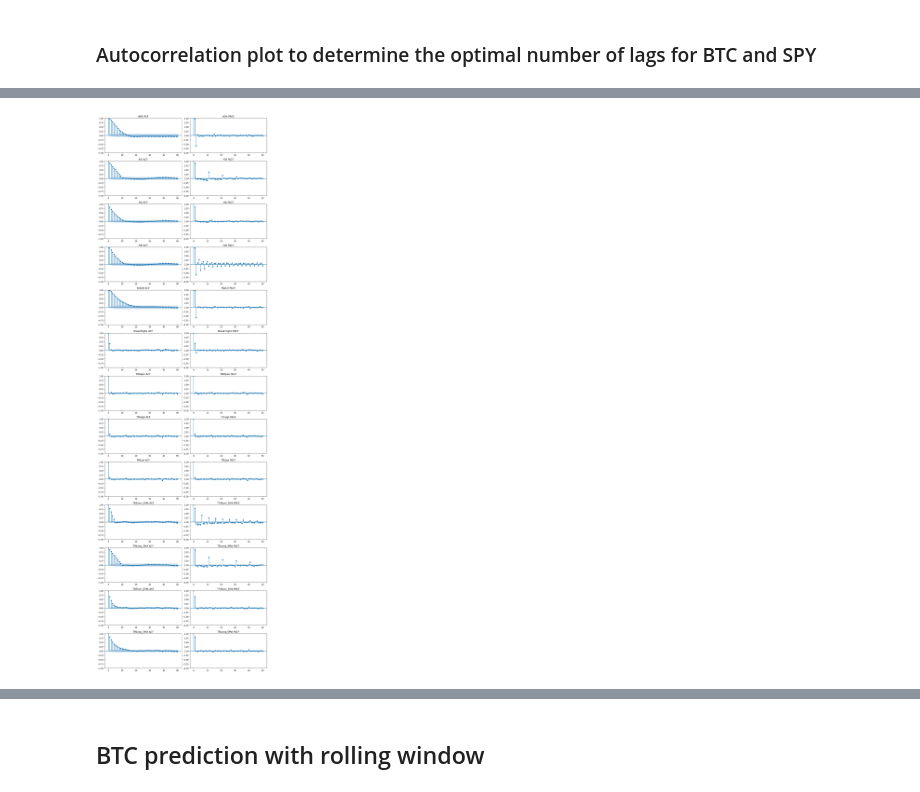
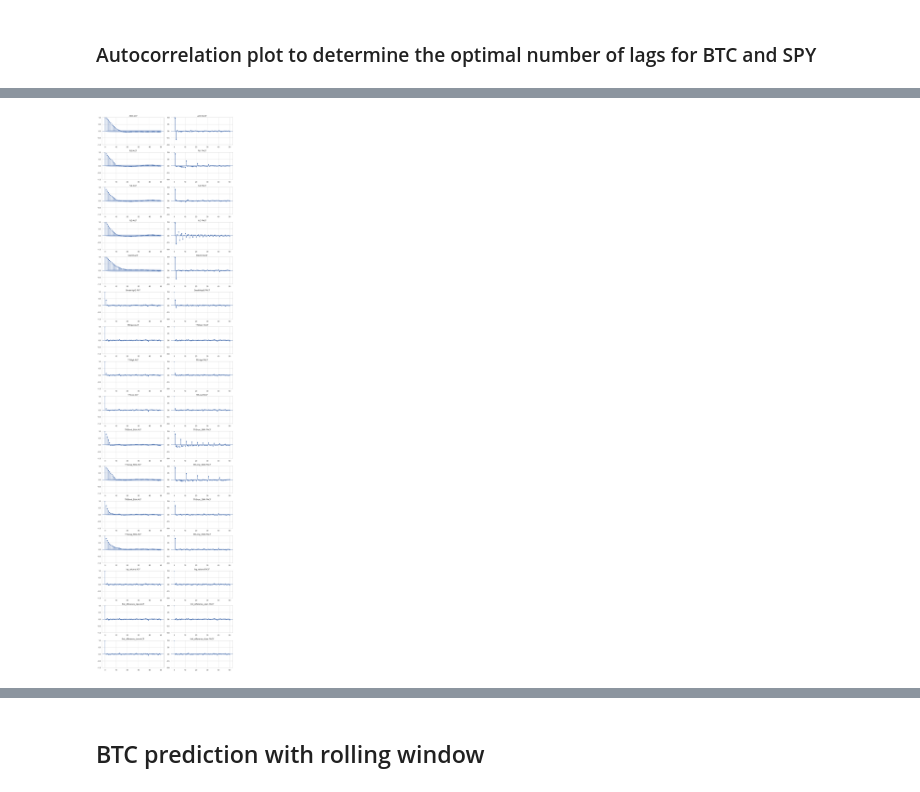
Before and after one commit to jeswid/DSE4211_Trading_Strategy, a Jupyter notebook: src/random forest.ipynb, the cells around one changed output, grey strips where cells are left out. Drawn from its saved outputs; the diff is of its cells as text; code cells hidden in the pictures.

```diff
--- a/src/random forest.ipynb
+++ b/src/random forest.ipynb
@@ -307,4 +305,8 @@ spy['TRShort_EMA'] = spy['Short_EMA'].diff()
 spy['TRLong_EMA'] = spy['Long_EMA'].diff()
 
 spy['DayOfWeek'] = spy['Date'].dt.dayofweek
+
+#calculate returns
+spy["returns"] = (spy["Close"] - spy["Open"])/spy["Open"]
+spy["log_returns"] = np.log(spy['Close'] / spy['Open'])
 # %% [markdown]
@@ -312,5 +314,5 @@ spy['DayOfWeek'] = spy['Date'].dt.dayofweek
 # %%
-spy = spy.drop(columns=['Open', 'High', 'Low', 'PrevHigh', 'PrevLow', 'PrevClose', 'SMAVG (5)  on Close', 'Volume', 'SMAVG (5)', 'SMAVG (10)  on Close', 'SMAVG (15)  on Close', 'TR1', 'TR2', 'TR3', 'TR', '+DM', '-DM', 'TR_smooth', '+DM_smooth', '-DM_smooth', '+DI', '-DI', 'DX', 'PriceChange', 'Gain', 'Loss', 'AvgGain', 'AvgLoss', 'RS', 'HighestHigh', 'LowestLow', 'PrevHigh2', 'EMA_6', 'EMA_12', 'Short_EMA', 'Long_EMA'])
+spy = spy.drop(columns=['High', 'Low', 'PrevHigh', 'PrevLow', 'PrevClose', 'SMAVG (5)  on Close', 'Volume', 'SMAVG (5)', 'SMAVG (10)  on Close', 'SMAVG (15)  on Close', 'TR1', 'TR2', 'TR3', 'TR', '+DM', '-DM', 'TR_smooth', '+DM_smooth', '-DM_smooth', '+DI', '-DI', 'DX', 'PriceChange', 'Gain', 'Loss', 'AvgGain', 'AvgLoss', 'RS', 'HighestHigh', 'LowestLow', 'PrevHigh2', 'EMA_6', 'EMA_12', 'Short_EMA', 'Long_EMA'])
 
 # Drop first 20 rows due to NAs
 spy.drop(index=spy.index[:20], inplace=True)
@@ -332,3 +334,8 @@ spy
+# %%
+#Close and Open prices are NOT stationary
+#first difference
+spy["first_difference_open"] = spy["Open"].diff()
+spy["first_difference_close"] = spy["Close"].diff()
 # %%
 #test for stationarity (ADF)
 spy.dropna(inplace=True)
@@ -353,8 +391,8 @@ spy['Date'] = pd.to_datetime(spy['Date'])  # Convert to datetime
 spy.set_index('Date', inplace=True)  # Set Date as index
 # %%
 #plot the PACF for BTC
-indicators = ['Close', 'ADX', 'RSI', '%K', '%D', 'MACD', 'BreakHigh2',
-              'TROpen', 'TRHigh', 'TRLow', 'TRShort_SMA', 'TRLong_SMA', 'TRShort_EMA', 'TRLong_EMA']
+indicators = ['first_difference_open', 'first_difference_close', 'ADX', 'RSI', '%K', '%D', 'MACD', 'BreakHigh2',
+              'TROpen', 'TRHigh', 'TRLow', 'TRShort_SMA', 'TRLong_SMA', 'TRShort_EMA', 'TRLong_EMA', 'Open',  "log_returns"]
 
 fig, axes = plt.subplots(len(indicators), 2, figsize=(12, 3 * len(indicators)))
 
@@ -372,21 +418,21 @@ plt.show()
 # %%
 #plot the PACF for SPY
 indicators = ['ADX', 'RSI', '%K', '%D', 'MACD', 'BreakHigh2',
-              'TROpen', 'TRHigh', 'TRLow', 'TRShort_SMA', 'TRLong_SMA', 'TRShort_EMA', 'TRLong_EMA']
+              'TROpen', 'TRHigh', 'TRLow', 'TRShort_SMA', 'TRLong_SMA', 'TRShort_EMA', 'TRLong_EMA', 'log_returns', 'first_difference_open','first_difference_close']
 
 fig, axes = plt.subplots(len(indicators), 2, figsize=(12, 3 * len(indicators)))
 
 for i, indicator in enumerate(indicators):
     plot_acf(spy[indicator].dropna(), ax=axes[i, 0], lags=50)
     axes[i, 0].set_title(f'{indicator} ACF')
 
     plot_pacf(spy[indicator].dropna(), ax=axes[i, 1], lags=50)
     axes[i, 1].set_title(f'{indicator} PACF')
 
 plt.tight_layout()
 plt.show()
 # %% [output]
-[figure, old version]
+[figure, new version]
 # %%
 # construct the lags for btc
 # Dictionary of variables and their respective lag counts
```
Also changed, not shown: parts of 42 cells of this notebook, 2 other files.
